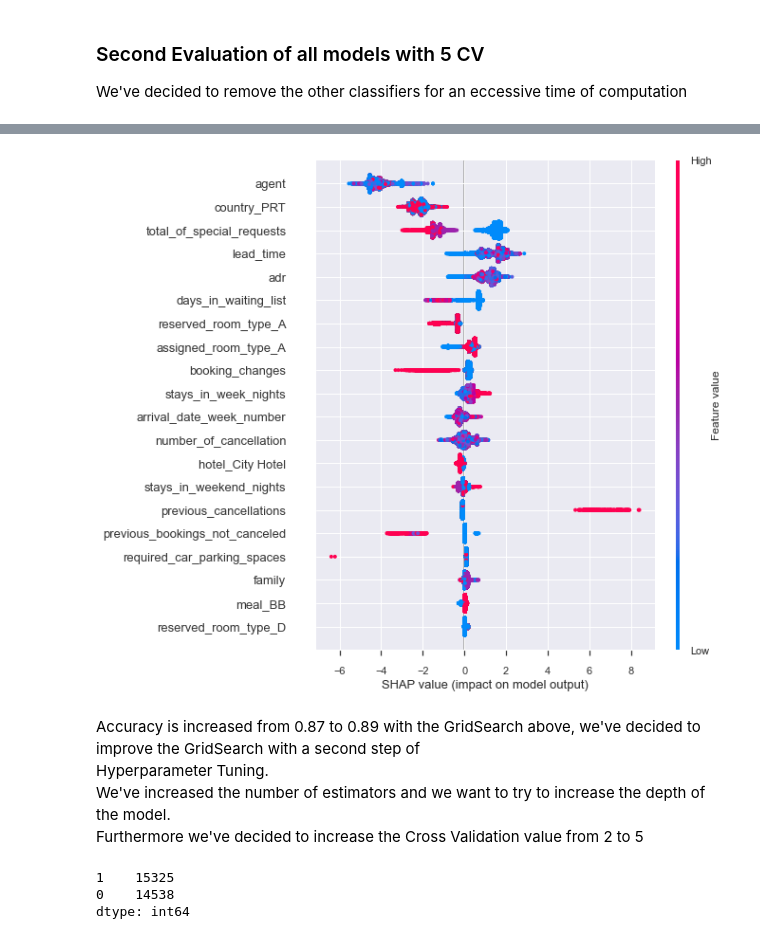
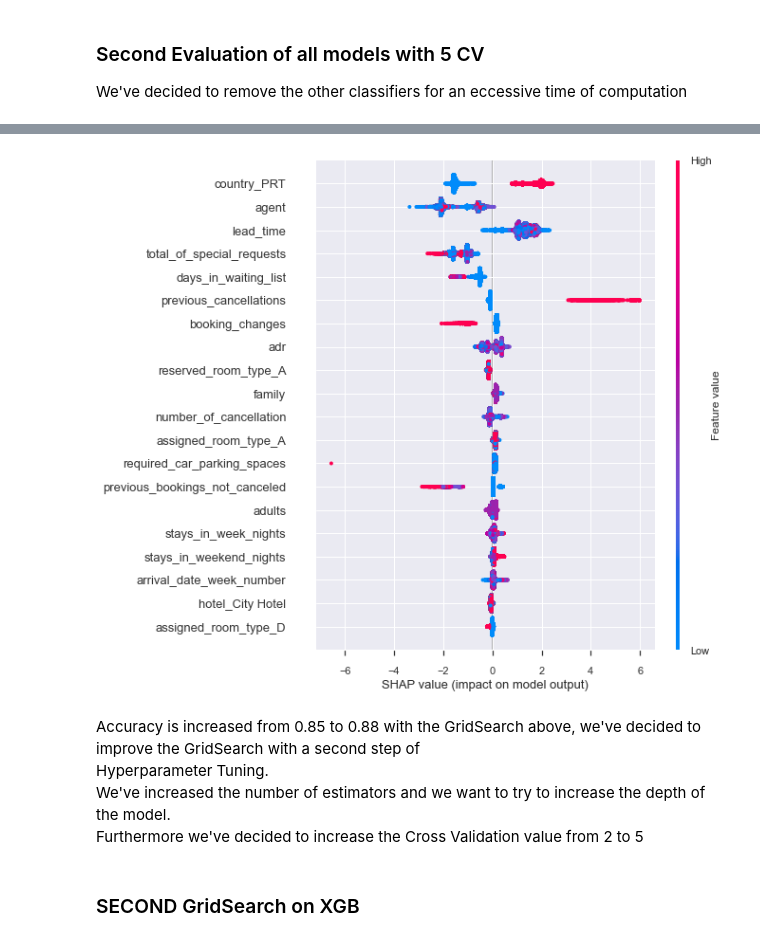
Before and after one commit to lucatesta-code/Hotel_Booking_Demand_ML, a Jupyter notebook: Project - 2.ipynb, the cells around one changed output, grey strips where cells are left out. Saved outputs shown, nothing was run; the diff lists cells and outputs as text; code cells hidden in the pictures.

```diff
--- a/Project - 2.ipynb
+++ b/Project - 2.ipynb
@@ -798,15 +827,15 @@ df_results
 # %%
 #Evaluate the model using ROC Graph
 
-dt.fit(X_train, y_train)
+xgb.fit(X_train, y_train)
 # Predicting the Test set results
-y_pred = dt.predict(X_test)
-probs = dt.predict_proba(X_test)
+y_pred = xgb.predict(X_test)
+probs = xgb.predict_proba(X_test)
 probs = probs[:, 1]
 classifier_roc_auc = accuracy_score(y_test, y_pred )
 
 
-rf_fpr, rf_tpr, rf_thresholds = roc_curve(y_test, dt.predict_proba(X_test)[:, 1])
+rf_fpr, rf_tpr, rf_thresholds = roc_curve(y_test, xgb.predict_proba(X_test)[:, 1])
 plt.figure(figsize=(10, 10))
 
 # Plot Logistic Regression ROC
@@ -867,11 +890,14 @@ shap.summary_plot(shap_values, features = X, feature_names = X.columns)
 # %%
-dt_grid = DecisionTreeClassifier()
-param_grid = {'max_leaf_nodes': list(range(2, 100, 5)),
-              'min_samples_split': list(range(2, 20, 2))}
+xgb_grid = XGBClassifier(tree_method = "hist",  use_label_encoder = False, eval_metric = "logloss", nthread = -1)
+param_grid = {
+            "n_estimators"     : range(100, 200, 10),
+            "learning_rate"    : [0.05, 0.1, 0.3, 0.5],
+            "max_depth"        : [3, 5, 7, 10, 12]
+            }
 
 cv = RepeatedStratifiedKFold(n_splits = 2, n_repeats = 1, random_state = 0)
 
-grid = GridSearchCV(dt_grid, param_grid = param_grid, verbose = 1, cv = cv)
+grid = GridSearchCV(xgb_grid, param_grid = param_grid, verbose = 1, cv = cv)
 start_time = time()
 grid.fit(X, y)
 run_time = time() - start_time
@@ -886,19 +928,19 @@ grid.best_params_
 # %%
-dt_grid1 = DecisionTreeClassifier(**grid.best_params_)
+xgb_grid1 = XGBClassifier(**grid.best_params_)
 # %%
 #Evaluate the model using ROC Graph
 
 start_time = time()
-dt_grid1.fit(X_train, y_train)
+xgb_grid1.fit(X_train, y_train)
 run_time = time() - start_time
 # Predicting the Test set results
-y_pred = dt_grid1.predict(X_test)
-probs = dt_grid1.predict_proba(X_test)
+y_pred = xgb_grid1.predict(X_test)
+probs = xgb_grid1.predict_proba(X_test)
 probs = probs[:, 1]
 classifier_roc_auc = accuracy_score(y_test, y_pred )
 
 
-rf_fpr, rf_tpr, rf_thresholds = roc_curve(y_test, dt_grid1.predict_proba(X_test)[:, 1])
+rf_fpr, rf_tpr, rf_thresholds = roc_curve(y_test, xgb_grid1.predict_proba(X_test)[:, 1])
 plt.figure(figsize=(10, 10))
 
 # Plot Logistic Regression ROC
@@ -955,16 +997,12 @@ accuracy = accuracy_score(y_test, y_pred)
 # %%
-explainer = shap.TreeExplainer(dt_grid1)
+explainer = shap.TreeExplainer(xgb_grid1)
 shap_values = explainer.shap_values(X)
 shap.summary_plot(shap_values, features = X, feature_names = X.columns)
 # %% [output]
-[figure, old version]
+[figure, new version]
 # %% [markdown]
-<p> Accuracy is increased from 0.87 to 0.89 with the GridSearch above, we've decided to improve the GridSearch with a second step of <br> Hyperparameter Tuning. <br>
+<p> Accuracy is increased from 0.85 to 0.88 with the GridSearch above, we've decided to improve the GridSearch with a second step of <br> Hyperparameter Tuning. <br>
  We've increased the number of estimators and we want to try to increase the depth of the model. <br>
  Furthermore we've decided to increase the Cross Validation value from 2 to 5</p>
-# %%
-pd.DataFrame(y_pred).value_counts()
-# %% [output]
-1    15325
-0    14538
-dtype: int64
+# %% [markdown]
+### SECOND GridSearch on XGB
```
Also changed, not shown: parts of 54 cells of this notebook, 7 other files.
